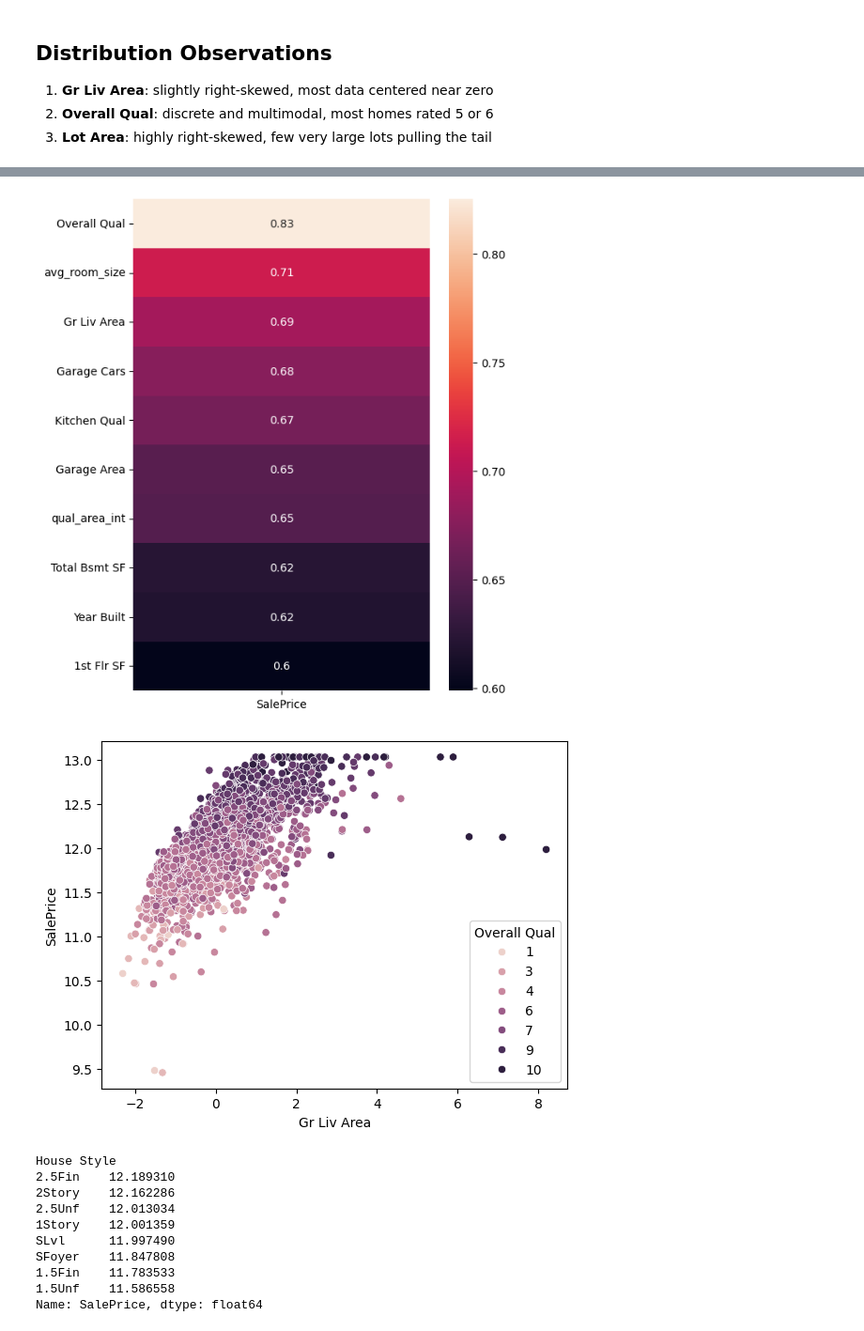
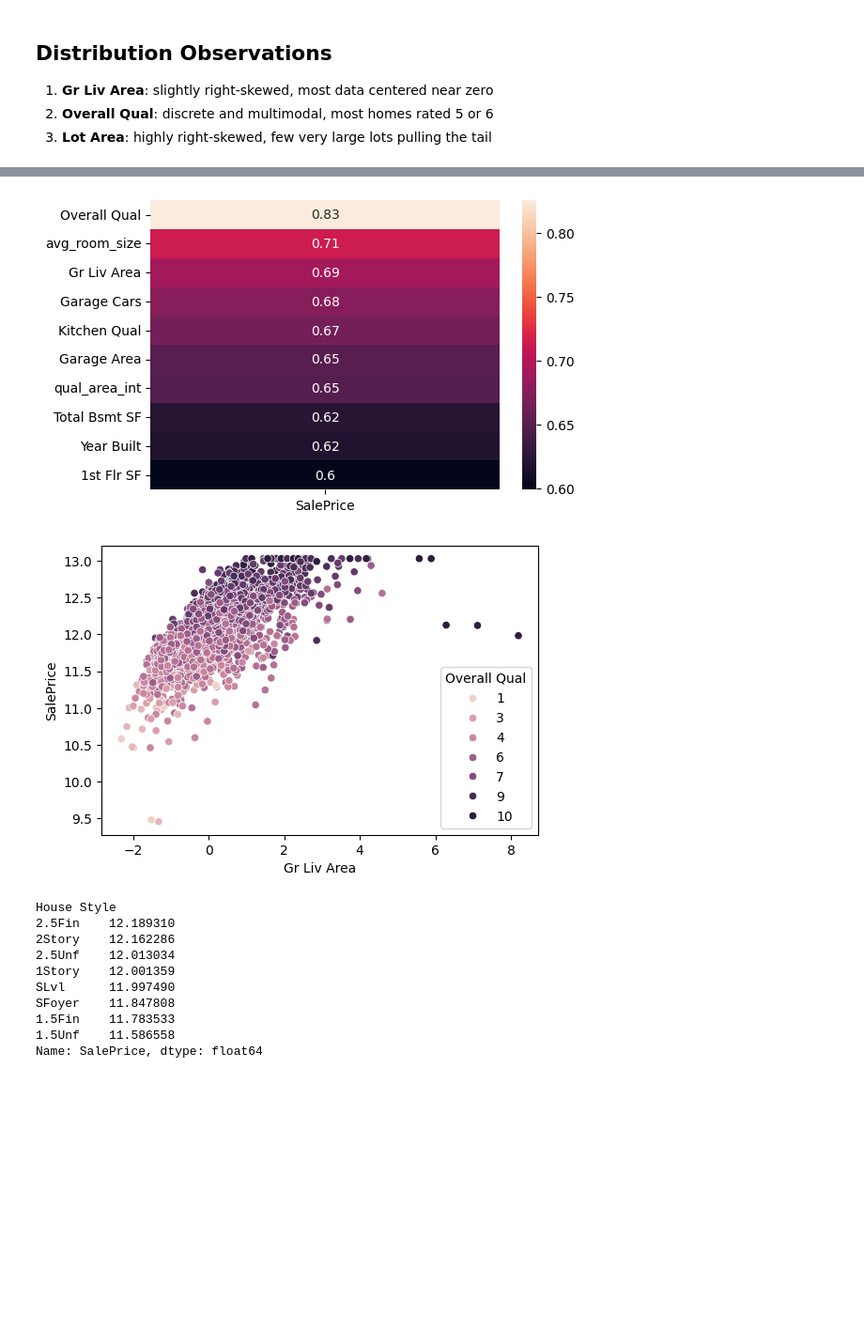
Before and after one commit to Malik-712/my-capstone, a Jupyter notebook: 03_eda.ipynb, the cells around one changed output, grey strips where cells are left out. Shown at 94% size. Saved outputs shown, nothing was run; the diff lists cells and outputs as text; code cells hidden in the pictures; blank space fills up the shorter version.

```diff
--- a/03_eda.ipynb
+++ b/03_eda.ipynb
@@ -63,20 +69,23 @@ plt.show()  # show the plot
 # %%
 corr = df.corr(numeric_only=True)["SalePrice"].drop("SalePrice")  # compute correlation with target
 corr = corr.sort_values(ascending=False)  # sort from strongest to weakest
 top10 = corr.head(10)  # select top 10 features
 
-plt.figure(figsize=(6,8))  # set figure size
+plt.figure(figsize=(6, 4)) # set figure size
 sns.heatmap(top10.to_frame(), annot=True)  # draw heatmap with values
+plt.savefig("figures/correlation_heatmap.png", dpi=150, bbox_inches="tight") # save the plot
 plt.show() # display the plot
 # • Correlation heatmap: show the top 10 features most correlated with the target
 # %% [output]
-[figure, old version]
+[figure, new version]
 # %%
+plt.figure(figsize=(6, 4)) # set figure size
 sns.scatterplot(x="Gr Liv Area", y="SalePrice", hue="Overall Qual", data=df) # scatter plot with colour for Overall Qual
+plt.savefig("figures/gr_liv_area_saleprice_scatter.png", dpi=150, bbox_inches="tight") # save the plot
 plt.show() # display the plot
 # • Scatter plot: plot a key relationship with colour or size for a third variable
 # %% [output]
-[figure, old version]
+[figure, new version]
 # %%
 df.groupby("House Style")["SalePrice"].mean().sort_values(ascending=False) # compare average SalePrice by House Style
 # %% [output]
```
Also changed, not shown: parts of 3 cells of this notebook.
